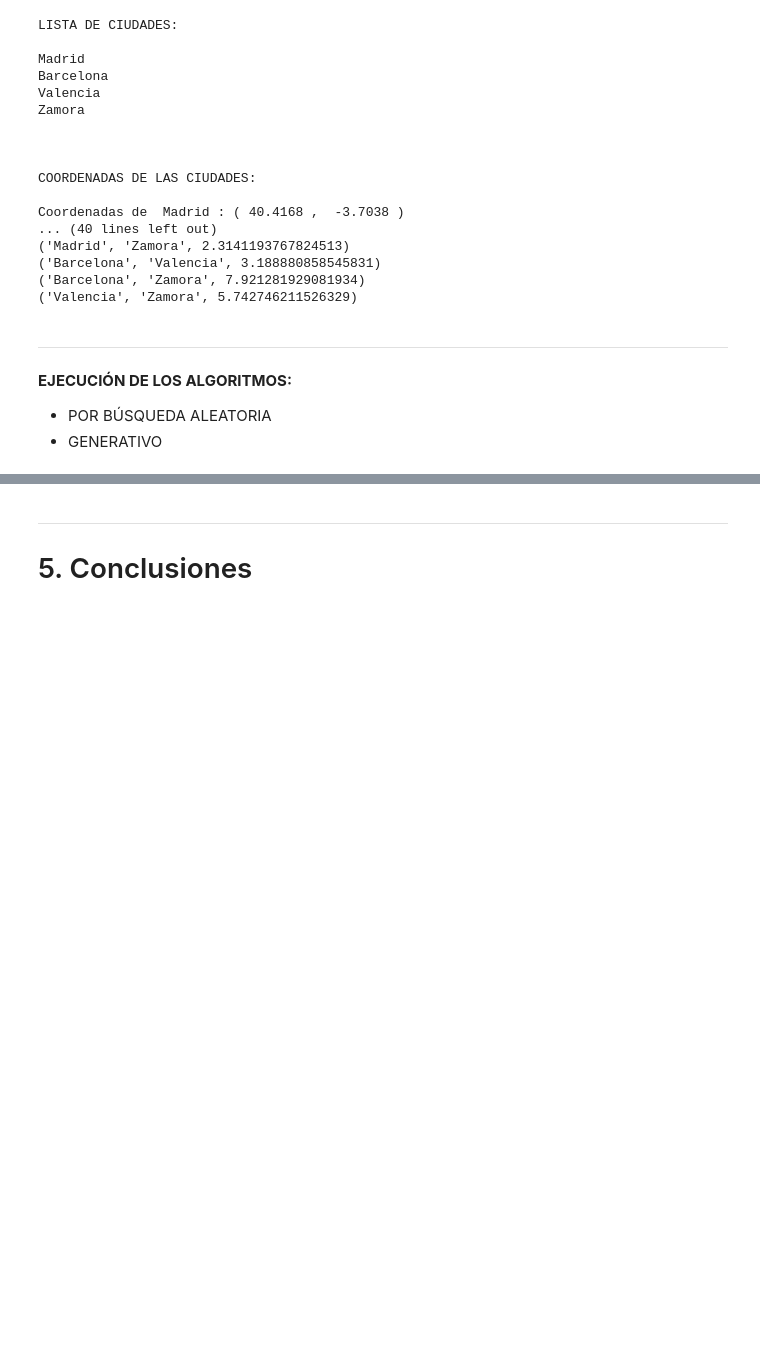
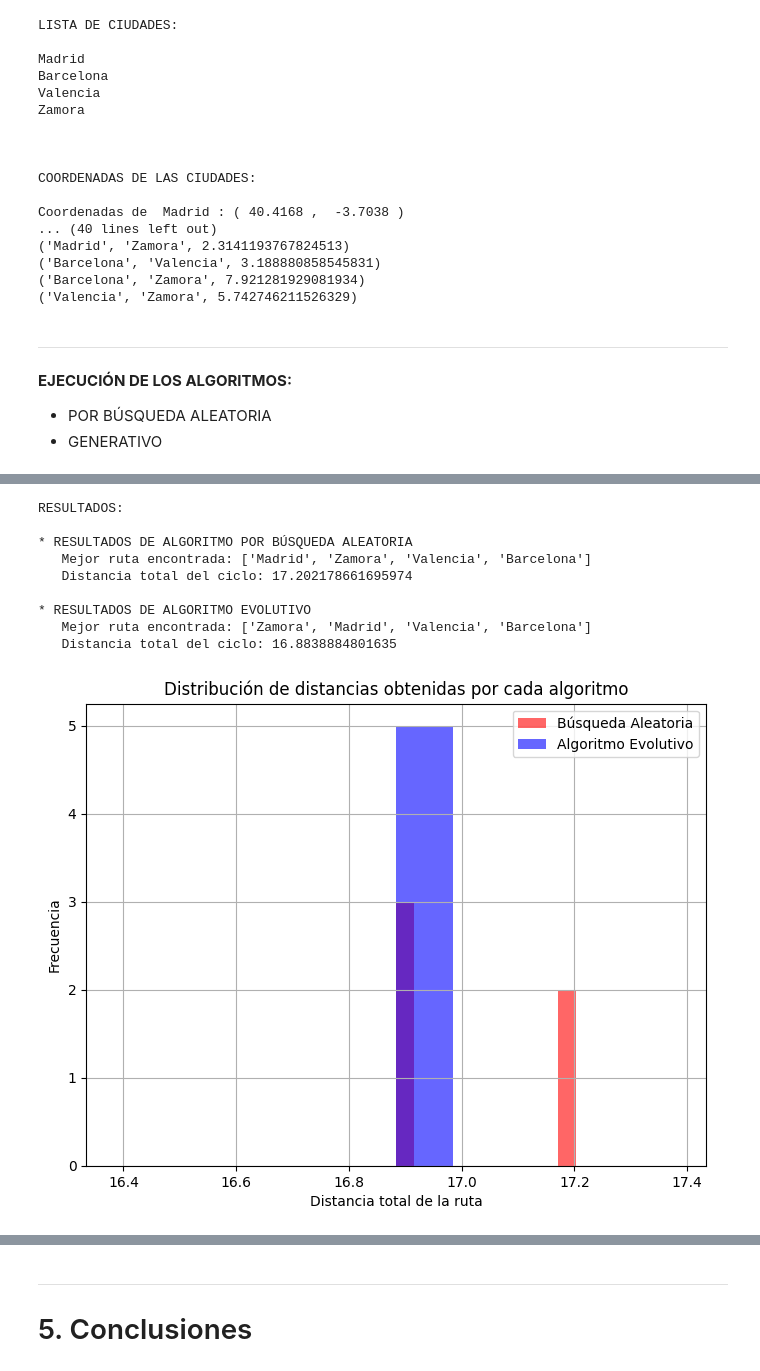
Before and after one commit to GabrielaULL/proyecto_ic, a Jupyter notebook: proyectoIcGabriela.ipynb, the cells around one changed output, grey strips where cells are left out. Drawn from its saved outputs; the diff is of its cells as text; code cells hidden in the pictures; blank space fills up the shorter version.

```diff
--- a/proyectoIcGabriela.ipynb
+++ b/proyectoIcGabriela.ipynb
@@ -313,0 +279,19 @@ RESULTADOS:
+# %%
+def analizar_experimentos(num_experimentos, nombres_ciudades, coordx, coordy, tam_poblacion, generaciones, tasa_mutacion):
+    # Listas para almacenar las distancias obtenidas
+    distancias_aleatorias = []
+    distancias_evolutivas = []
+    for _ in range(num_experimentos): #Ejecutando cada algoritmo varias veces y guardar resultados
+        mejor_ruta_aleatoria, mejor_distancia_aleatoria = algoritmo_por_busqueda_aleatoria(nombres_ciudades, coordx, coordy, tam_poblacion)
+        mejor_ruta_evolutiva, mejor_distancia_evolutiva = algoritmo_evolutivo(nombres_ciudades, coordx, coordy, tam_poblacion, generaciones, tasa_mutacion)
+        distancias_aleatorias.append(mejor_distancia_aleatoria)
+        distancias_evolutivas.append(mejor_distancia_evolutiva)
+    plt.figure(figsize=(8, 6)) #Configura el tamaño de la figura
+    plt.hist(distancias_aleatorias, bins=10, alpha=0.6, color='red', label='Búsqueda Aleatoria') #Histograma de búsqueda aleatoria
+    plt.hist(distancias_evolutivas, bins=10, alpha=0.6, color='blue', label='Algoritmo Evolutivo') # Histograma de algoritmo evolutivo
+    plt.title("Distribución de distancias obtenidas por cada algoritmo")
+    plt.xlabel("Distancia total de la ruta")
+    plt.ylabel("Frecuencia")
+    plt.legend()
+    plt.grid(True)
+    plt.show() #Mostrando el gráfico
@@ -313,0 +302,21 @@ RESULTADOS:
+# %%
+# Parámetros del algoritmo evolutivo para el primer análisis
+tam_poblacion = 4
+generaciones = 10
+tasa_mutacion = 0.1
+ejecucion(tam_poblacion, generaciones, tasa_mutacion)
+num_experimentos = 5
+analizar_experimentos(num_experimentos, nombres_ciudades, coordx, coordy, tam_poblacion, generaciones, tasa_mutacion)
+num_experimentos = 10
+analizar_experimentos(num_experimentos, nombres_ciudades, coordx, coordy, tam_poblacion, generaciones, tasa_mutacion)
+# %% [output]
+RESULTADOS:
+
+* RESULTADOS DE ALGORITMO POR BÚSQUEDA ALEATORIA
+   Mejor ruta encontrada: ['Madrid', 'Zamora', 'Valencia', 'Barcelona']
+   Distancia total del ciclo: 17.202178661695974
+
+* RESULTADOS DE ALGORITMO EVOLUTIVO
+   Mejor ruta encontrada: ['Zamora', 'Madrid', 'Valencia', 'Barcelona']
+   Distancia total del ciclo: 16.8838884801635
+[figure, added]
```
Also changed, not shown: parts of 19 cells of this notebook.
